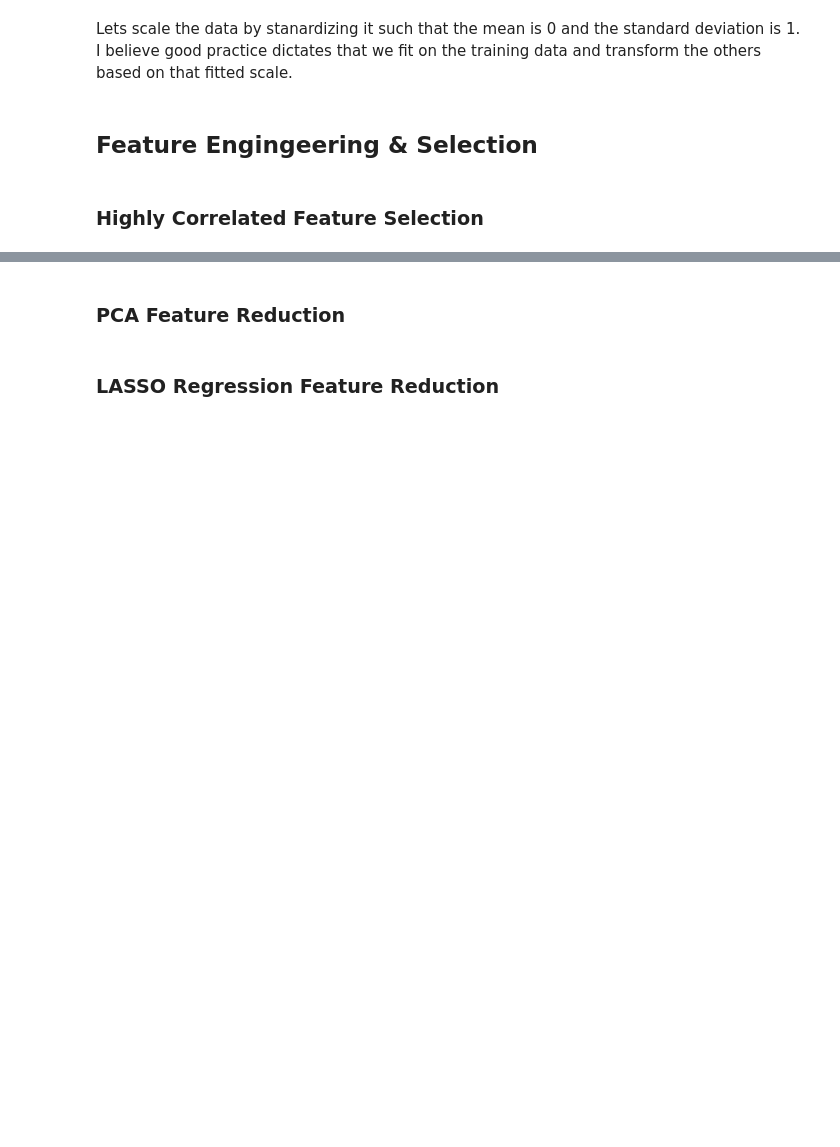
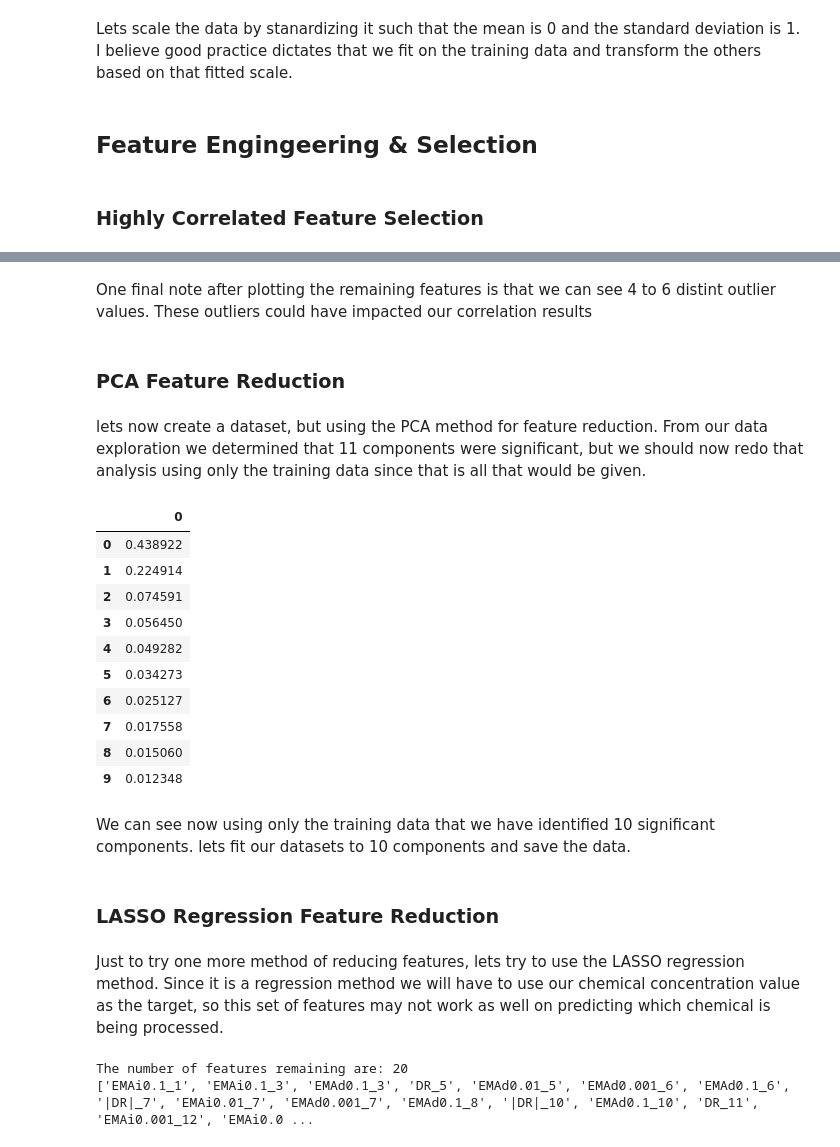
Before and after one commit to scosam/SpringBoard, a Jupyter notebook: Capstone Project 2/notebooks/Capstone2Preprocessing.ipynb, the cells around one changed output, grey strips where cells are left out. Saved outputs shown, nothing was run; the diff lists cells and outputs as text; code cells hidden in the pictures; blank space fills up the shorter version.

```diff
--- a/Capstone Project 2/notebooks/Capstone2Preprocessing.ipynb
+++ b/Capstone Project 2/notebooks/Capstone2Preprocessing.ipynb
@@ -85,2 +154,24 @@ X_f_s = ss.transform(X_f)
+# %% [markdown]
+One final note after plotting the remaining features is that we can see 4 to 6 distint outlier values. These outliers could have impacted our correlation results
 # %% [markdown]
 ### PCA Feature Reduction
+# %% [markdown]
+lets now create a dataset, but using the PCA method for feature reduction. From our data exploration we determined that 11 components were significant, but we should now redo that analysis using only the training data since that is all that would be given.
+# %%
+pca = PCA().fit(X_train_s)
+pca_var = pd.DataFrame(pca.explained_variance_ratio_)
+pca_var[pca_var[0] >= 0.01]
+# %% [output]
+|  | 0 |
+| 0 | 0.438922 |
+| 1 | 0.224914 |
+| 2 | 0.074591 |
+| 3 | 0.056450 |
+| 4 | 0.049282 |
+| 5 | 0.034273 |
+| 6 | 0.025127 |
+| 7 | 0.017558 |
+| 8 | 0.015060 |
+| 9 | 0.012348 |
+# %% [markdown]
+We can see now using only the training data that we have identified 10 significant components. lets fit our datasets to 10 components and save the data.
@@ -87,2 +184,15 @@ X_f_s = ss.transform(X_f)
 # %% [markdown]
 ### LASSO Regression Feature Reduction
+# %% [markdown]
+Just to try one more method of reducing features, lets try to use the LASSO regression method. Since it is a regression method we will have to use our chemical concentration value as the target, so this set of features may not work as well on predicting which chemical is being processed.
+# %%
+#fit the regression model
+lasso = Lasso().fit(X_train_s, y_con_train)
+
+#use the non-zero coefficient components
+lasso_feats = X_train_s.columns[abs(lasso.coef_) > 0].tolist()
+print('The number of features remaining are: ' + str(len(lasso_feats)))
+print(lasso_feats)
+# %% [output]
+The number of features remaining are: 20
+['EMAi0.1_1', 'EMAi0.1_3', 'EMAd0.1_3', 'DR_5', 'EMAd0.01_5', 'EMAd0.001_6', 'EMAd0.1_6', '|DR|_7', 'EMAi0.01_7', 'EMAd0.001_7', 'EMAd0.1_8', '|DR|_10', 'EMAd0.1_10', 'DR_11', 'EMAi0.001_12', 'EMAi0.0 ...
```
Also changed, not shown: parts of 12 cells of this notebook, 9 other files.
